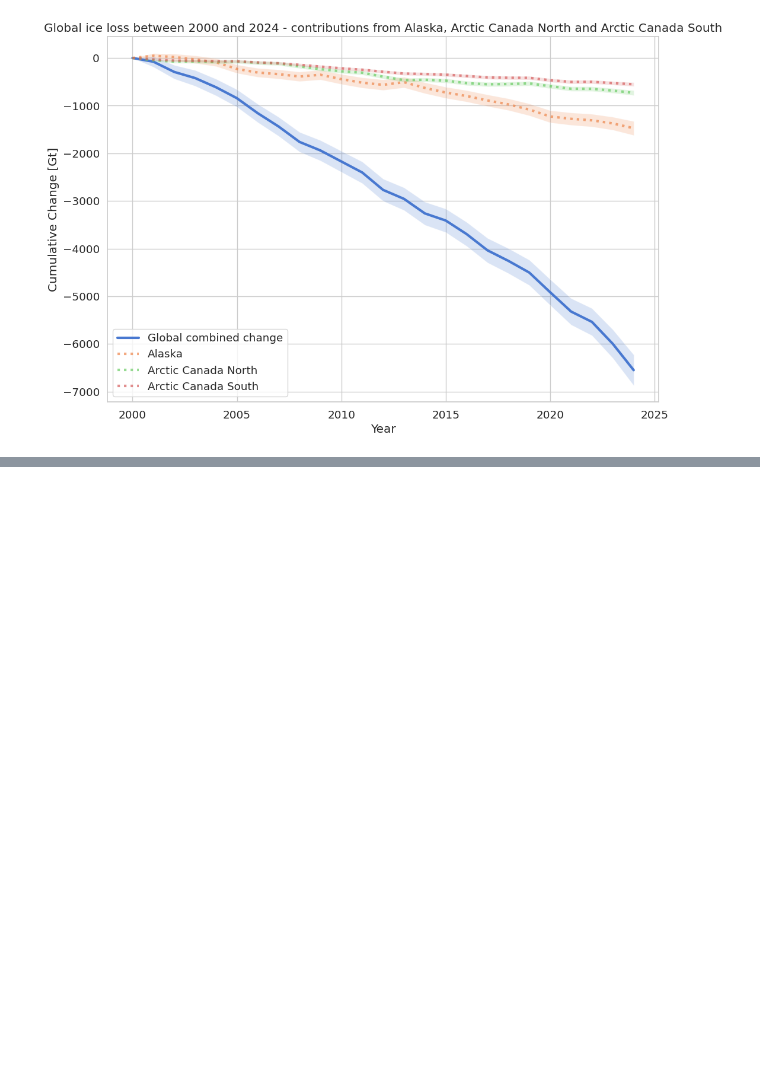
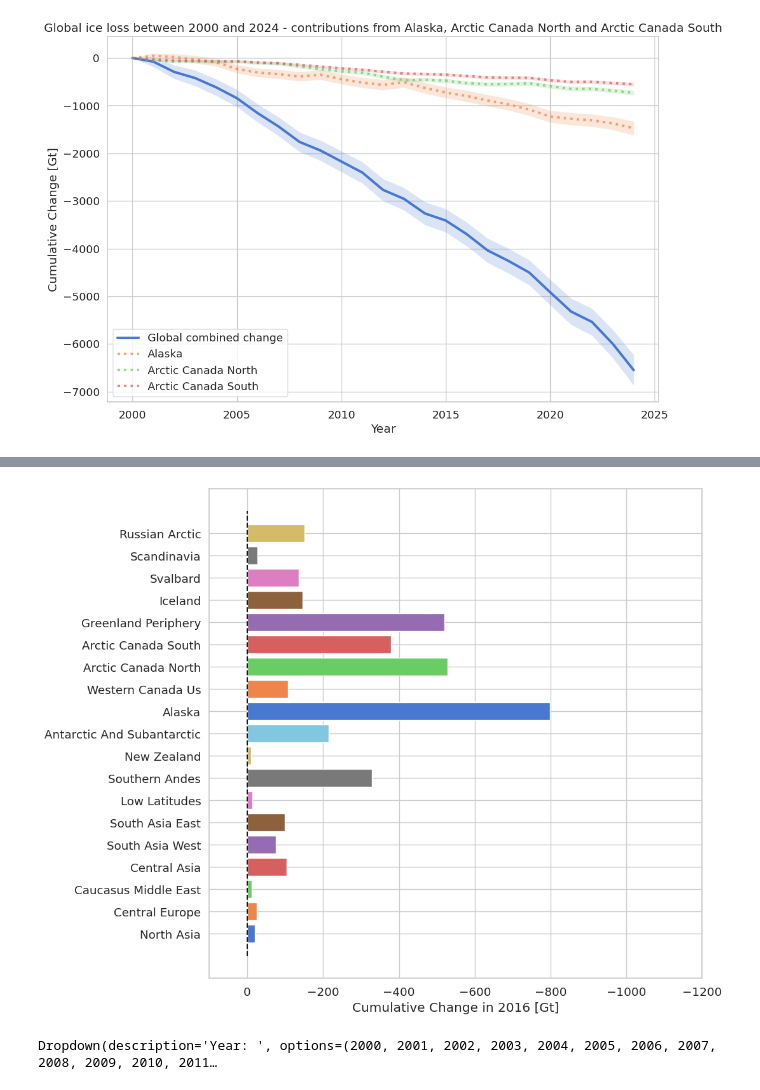
Before and after one commit to earthwave/glambie_demo_notebooks, a Jupyter notebook: glambie_global_plots.ipynb, the cells around one changed output, grey strips where cells are left out. Cells and saved outputs as stored; diff of their text form; code cells hidden in the pictures; blank space fills up the shorter version.

Commit message:
Added annual histogram plots

```diff
--- a/glambie_global_plots.ipynb
+++ b/glambie_global_plots.ipynb
@@ -19,11 +19,16 @@ import pandas as pd
 import glob, os
 from pathlib import Path
 
-from helpers import glambie_regions_dropdown, derivative_to_cumulative
+from helpers import glambie_regions_dropdown, glambie_years_dropdown, derivative_to_cumulative, load_all_region_dataframes_cumulative, create_change_dataframe_for_single_year
 from plotting import single_region_cumulative_plot, global_comparison_region_plot
-
 import seaborn as sns
 sns.set_theme(palette='muted', style='whitegrid', font_scale=1.2)
+colors_list = sns.color_palette(n_colors=19)
+
+import numpy as np
+import pandas as pd
+import ipywidgets as widgets
+import matplotlib.pyplot as plt
 # %%
 # This line is only necessary when running locally. Once data is available online, it will be downloaded in
 # above cell to the local Colab working directory, so won't need to add local path to the start of 'data_directory' below
@@ -82,3 +87,15 @@ global_comparison_region_plot(cumulative_data_all_gt, cumulative_errors_all_gt,
                               cumulative_data_second_region_gt, cumulative_errors_second_region_gt, second_region.value, cumulative_data_third_region_gt, cumulative_errors_third_region_gt, third_region.value, shaded=False)
 # %% [output]
 [figure]
+# %%
+def plot_histogram_of_region_contributions_to_global_loss(glambie_dataframe_dict, chosen_year, colors_list):
+
+    chosen_year_all_regions_df = create_change_dataframe_for_single_year(glambie_dataframe_dict, chosen_year)
+
+    index = np.arange(19)
+    fig, axs = plt.subplots(1, 1, figsize=(10, 10))
+    axs.barh(index, chosen_year_all_regions_df.change, tick_label=chosen_year_all_regions_df.region, color=colors_list)
+    axs.vlines(0, index[0]-1, index[-1]+1, linestyle='dashed', color='k')
+    axs.set_xlim(100, -1200)
+
+    axs.set_xlabel('Cumulative Change in {} [Gt]'.format(chosen_year))
@@ -85,2 +117,4 @@ global_comparison_region_plot(cumulative_data_all_gt, cumulative_errors_all_gt,
 # %%
 # Choose a year and see contribtuion from every region to global trend
+chosen_year = glambie_years_dropdown()
+chosen_year
@@ -86,0 +123,2 @@ global_comparison_region_plot(cumulative_data_all_gt, cumulative_errors_all_gt,
+# %%
+glambie_dataframe_dict = load_all_region_dataframes_cumulative(list_of_csvs)
@@ -86,0 +146,9 @@ global_comparison_region_plot(cumulative_data_all_gt, cumulative_errors_all_gt,
+# %%
+plot_histogram_of_region_contributions_to_global_loss(glambie_dataframe_dict, chosen_year.value, colors_list)
+# %% [output]
+[figure, added]
+# %%
+comparsion_year = glambie_years_dropdown()
+comparsion_year
+# %% [output]
+Dropdown(description='Year: ', options=(2000, 2001, 2002, 2003, 2004, 2005, 2006, 2007, 2008, 2009, 2010, 2011…
```
Also changed, not shown: parts of 4 cells of this notebook, 2 other files.
